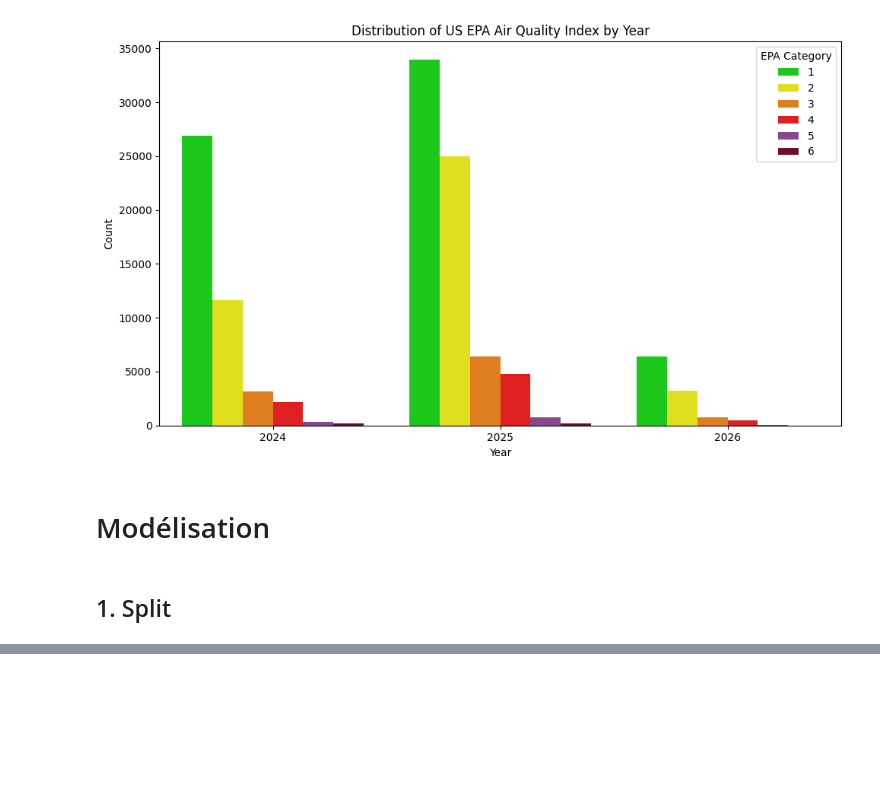
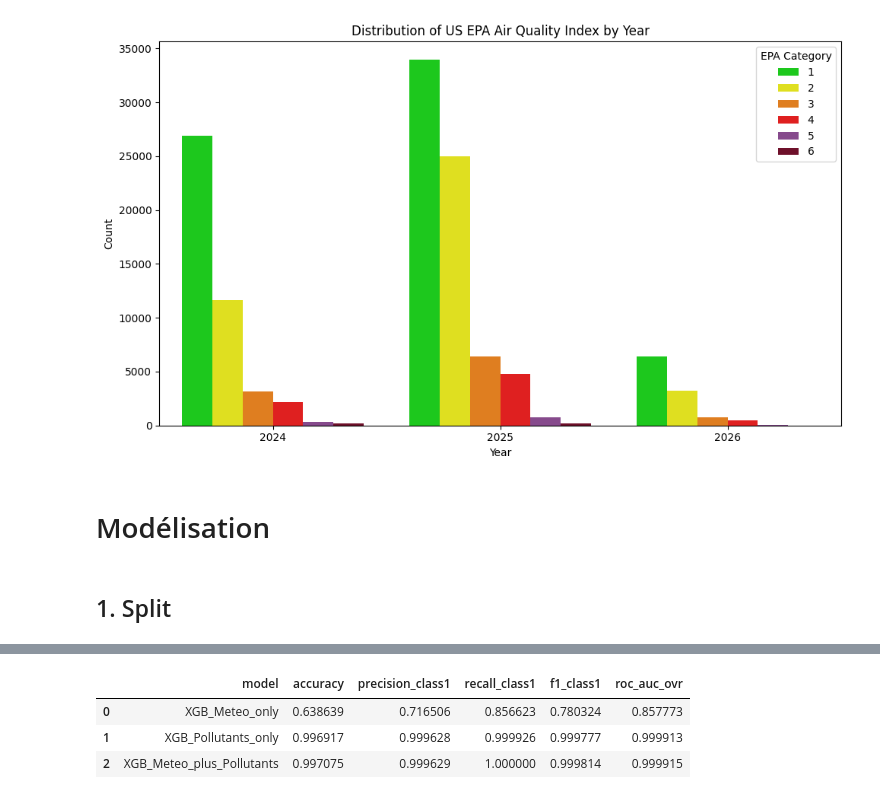
Before and after one commit to leagravellard/Memoire, a Jupyter notebook: notebooks/01_exploration.ipynb, the cells around one changed output, grey strips where cells are left out. Saved outputs shown, nothing was run; the diff lists cells and outputs as text; code cells hidden in the pictures; blank space fills up the shorter version.

```diff
--- a/notebooks/01_exploration.ipynb
+++ b/notebooks/01_exploration.ipynb
@@ -764,0 +831,78 @@ X_test_all    = test_df[all_features]
+# %%
+
+import xgboost as xgb
+
+from sklearn.metrics import (
+    accuracy_score,
+    precision_score,
+    recall_score,
+    f1_score,
+    roc_auc_score
+)
+
+def train_and_eval_xgb_metrics(model_name, X_train, y_train, X_test, y_test, params):
+
+    # Encodage 1..6 → 0..5
+    y_train_enc = y_train.astype(int) - 1
+    y_test_enc  = y_test.astype(int) - 1
+
+    num_class = int(pd.Series(y_train_enc).nunique())
+
+    clf = xgb.XGBClassifier(
+        **params,
+        objective="multi:softprob",
+        num_class=num_class,
+        eval_metric="mlogloss",
+        random_state=42,
+        n_jobs=-1
+    )
+
+    clf.fit(X_train, y_train_enc)
+
+    y_pred = clf.predict(X_test)
+    y_proba = clf.predict_proba(X_test)
+
+    # === METRICS ===
+    acc = accuracy_score(y_test_enc, y_pred)
+
+    # Classe 1 correspond à label original 1 → encodé 0
+    precision_1 = precision_score(y_test_enc, y_pred, labels=[0], average='macro')
+    recall_1    = recall_score(y_test_enc, y_pred, labels=[0], average='macro')
+    f1_1        = f1_score(y_test_enc, y_pred, labels=[0], average='macro')
+
+    # ROC-AUC multiclass (One-vs-Rest)
+    roc_auc = roc_auc_score(y_test_enc, y_proba, multi_class="ovr")
+
+    return {
+        "model": model_name,
+        "accuracy": acc,
+        "precision_class1": precision_1,
+        "recall_class1": recall_1,
+        "f1_class1": f1_1,
+        "roc_auc_ovr": roc_auc
+    }
+
+
+# Paramètres XGBoost
+xgb_params = {
+    "n_estimators": 500,
+    "max_depth": 6,
+    "learning_rate": 0.05,
+    "subsample": 0.9,
+    "colsample_bytree": 0.9,
+    "reg_lambda": 1.0
+}
+
+# Entraînement des 3 modèles
+results_xgb = []
+results_xgb.append(train_and_eval_xgb_metrics("XGB_Meteo_only", X_train_meteo, y_train, X_test_meteo, y_test, xgb_params))
+results_xgb.append(train_and_eval_xgb_metrics("XGB_Pollutants_only", X_train_poll, y_train, X_test_poll, y_test, xgb_params))
+results_xgb.append(train_and_eval_xgb_metrics("XGB_Meteo_plus_Pollutants", X_train_all, y_train, X_test_all, y_test, xgb_params))
+
+results_xgb_df = pd.DataFrame(results_xgb)
+results_xgb_df
+# %% [output]
+|  | model | accuracy | precision_class1 | recall_class1 | f1_class1 | roc_auc_ovr |
+| 0 | XGB_Meteo_only | 0.638639 | 0.716506 | 0.856623 | 0.780324 | 0.857773 |
+| 1 | XGB_Pollutants_only | 0.996917 | 0.999628 | 0.999926 | 0.999777 | 0.999913 |
+| 2 | XGB_Meteo_plus_Pollutants | 0.997075 | 0.999629 | 1.000000 | 0.999814 | 0.999915 |
```
Also changed, not shown: parts of 12 cells of this notebook.
